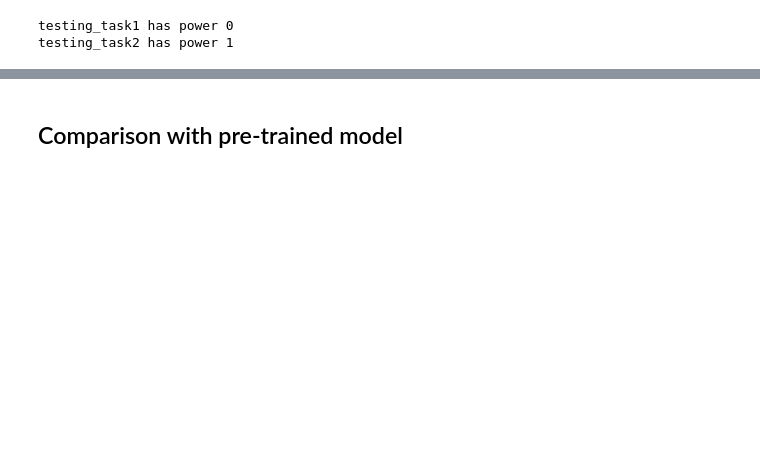
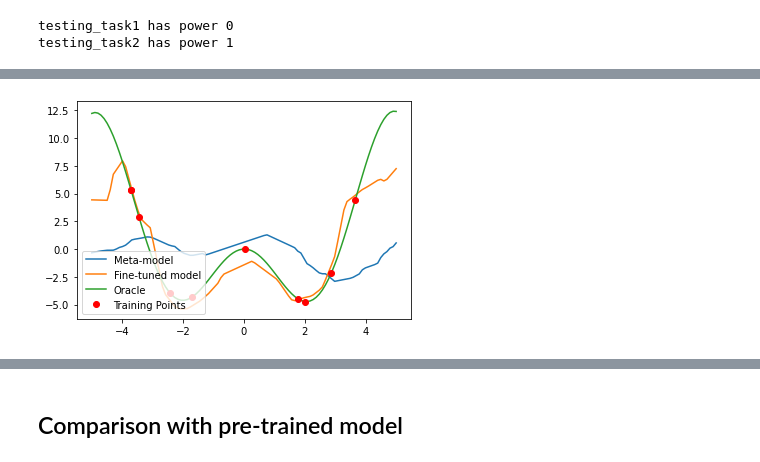
Before and after one commit to josh-strong/MAML, a Jupyter notebook: MAML_PyTorch.ipynb, the cells around one changed output, grey strips where cells are left out. Saved outputs shown, nothing was run; the diff lists cells and outputs as text; code cells hidden in the pictures; blank space fills up the shorter version.

```diff
--- a/MAML_PyTorch.ipynb
+++ b/MAML_PyTorch.ipynb
@@ -299,12 +328,15 @@ for step in range(fine_tuning_steps):
 # %%
-output = [saved_model(item.unsqueeze(-1)).cpu().detach().numpy() for item in x]
-output3 = [fine_tuned_model2(item.unsqueeze(-1)).cpu().detach().numpy() for item in x]
+# Visualise results of task 2 fine-tuning
+
+output_task2 = [fine_tuned_model2(item.unsqueeze(-1)).cpu().detach().numpy() for item in x]
 
 plt.plot(x.cpu(),output,label="Meta-model")
-plt.plot(x.cpu(),output3,label="Fine-tuned model")
+plt.plot(x.cpu(),output_task2,label="Fine-tuned model")
 plt.plot(x.cpu(),testing_task2.oracle(x.cpu()),label="Oracle")
 
-plt.plot(x_train.cpu(),y_train.cpu(),'ro',label="Training Points")
+plt.plot(x_train_task2.cpu(),y_train_task2.cpu(),'ro',label="Training Points")
 
-plt.legend(loc="upper right")
+plt.legend(loc="lower left")
 plt.show()
+# %% [output]
+[figure, added]
```
Also changed, not shown: parts of 27 cells of this notebook.
